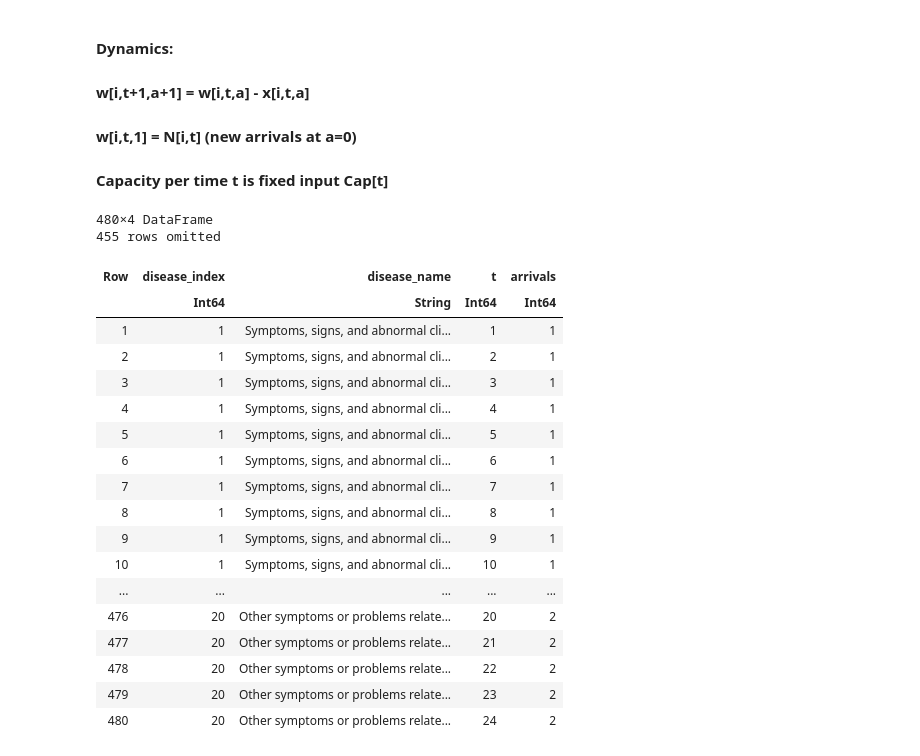
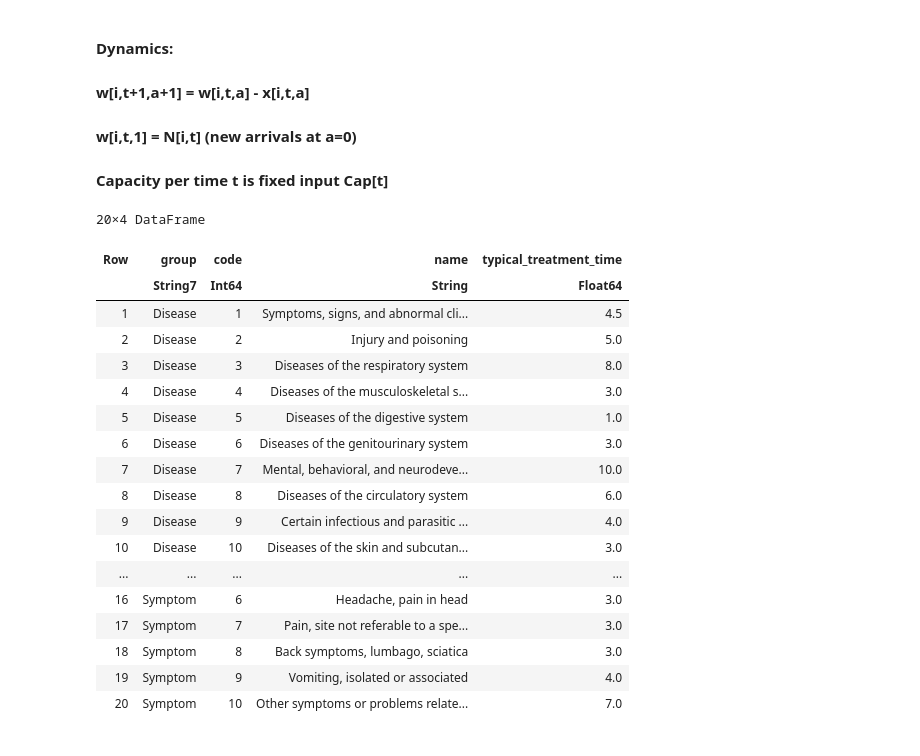
Before and after one commit to Jeremietaranto/Optimization-Emergency-Units, a Jupyter notebook: ER_model_1.ipynb, the cells around one changed output. Saved outputs shown, nothing was run; the diff lists cells and outputs as text; code cells hidden in the pictures.

```diff
--- a/ER_model_1.ipynb
+++ b/ER_model_1.ipynb
@@ -18,31 +37,30 @@ using JuMP, Gurobi, CSV, DataFrames
 
 #### Capacity per time t is fixed input Cap[t]
 # %%
-waiting_df = CSV.read("ED_waiting_time.csv", DataFrame)
-arrivals_df = CSV.read("ED_arrivals.csv", DataFrame)
+waiting_df = CSV.read("ED_treatment_time.csv", DataFrame)
+arrivals_df = CSV.read("ED_arrivals_2.csv", DataFrame)
 
-arrivals_df
+waiting_df
 # %% [output]
-480×4 DataFrame
-455 rows omitted
+20×4 DataFrame
-| Row | disease_index | disease_name | t | arrivals |
-|  | Int64 | String | Int64 | Int64 |
-| 1 | 1 | Symptoms, signs, and abnormal cli... | 1 | 1 |
-| 2 | 1 | Symptoms, signs, and abnormal cli... | 2 | 1 |
-| 3 | 1 | Symptoms, signs, and abnormal cli... | 3 | 1 |
-| 4 | 1 | Symptoms, signs, and abnormal cli... | 4 | 1 |
-| 5 | 1 | Symptoms, signs, and abnormal cli... | 5 | 1 |
-| 6 | 1 | Symptoms, signs, and abnormal cli... | 6 | 1 |
-| 7 | 1 | Symptoms, signs, and abnormal cli... | 7 | 1 |
-| 8 | 1 | Symptoms, signs, and abnormal cli... | 8 | 1 |
-| 9 | 1 | Symptoms, signs, and abnormal cli... | 9 | 1 |
-| 10 | 1 | Symptoms, signs, and abnormal cli... | 10 | 1 |
+| Row | group | code | name | typical_treatment_time |
+|  | String7 | Int64 | String | Float64 |
+| 1 | Disease | 1 | Symptoms, signs, and abnormal cli... | 4.5 |
+| 2 | Disease | 2 | Injury and poisoning | 5.0 |
+| 3 | Disease | 3 | Diseases of the respiratory system | 8.0 |
+| 4 | Disease | 4 | Diseases of the musculoskeletal s... | 3.0 |
+| 5 | Disease | 5 | Diseases of the digestive system | 1.0 |
+| 6 | Disease | 6 | Diseases of the genitourinary system | 3.0 |
+| 7 | Disease | 7 | Mental, behavioral, and neurodeve... | 10.0 |
+| 8 | Disease | 8 | Diseases of the circulatory system | 6.0 |
+| 9 | Disease | 9 | Certain infectious and parasitic ... | 4.0 |
+| 10 | Disease | 10 | Diseases of the skin and subcutan... | 3.0 |
 | ... | ... | ... | ... | ... |
-| 476 | 20 | Other symptoms or problems relate... | 20 | 2 |
-| 477 | 20 | Other symptoms or problems relate... | 21 | 2 |
-| 478 | 20 | Other symptoms or problems relate... | 22 | 2 |
-| 479 | 20 | Other symptoms or problems relate... | 23 | 2 |
-| 480 | 20 | Other symptoms or problems relate... | 24 | 2 |
+| 16 | Symptom | 6 | Headache, pain in head | 3.0 |
+| 17 | Symptom | 7 | Pain, site not referable to a spe... | 3.0 |
+| 18 | Symptom | 8 | Back symptoms, lumbago, sciatica | 3.0 |
+| 19 | Symptom | 9 | Vomiting, isolated or associated | 4.0 |
+| 20 | Symptom | 10 | Other symptoms or problems relate... | 7.0 |
 # %%
 I = 1:20
 T = 24
```
Also changed, not shown: parts of 10 cells of this notebook, 9 other files.
